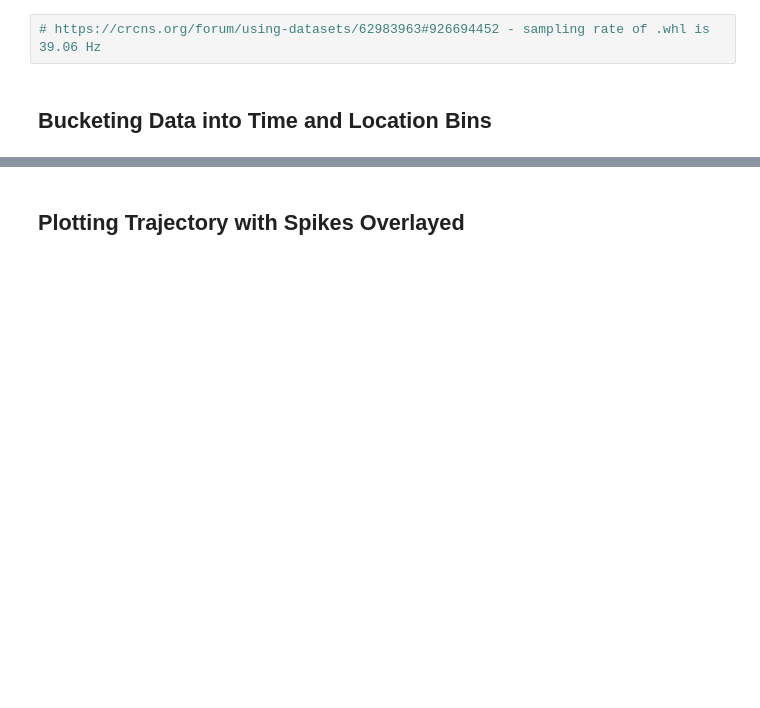
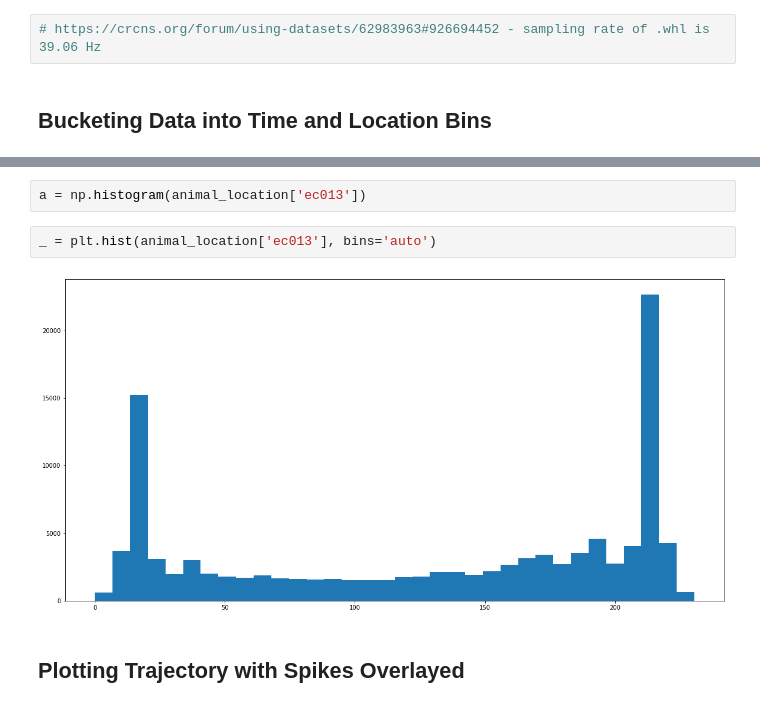
Before and after one commit to kushagrasharma/place-cell-reconstruction, a Jupyter notebook: Bayesian Reconstruction.ipynb, the cells around one changed output, grey strips where cells are left out. Cells and saved outputs as stored; diff of their text form; blank space fills up the shorter version.

```diff
--- a/Bayesian Reconstruction.ipynb
+++ b/Bayesian Reconstruction.ipynb
@@ -214,3 +223,9 @@ for time, length, directory in product(times, lengths, dirs):
+# %%
+a = np.histogram(animal_location['ec013'])
+# %%
+_ = plt.hist(animal_location['ec013'], bins='auto')
+# %% [output]
+[figure, added]
 # %% [markdown]
 ## Plotting Trajectory with Spikes Overlayed
 # %%
```
Also changed, not shown: parts of 18 cells of this notebook, 6 other files.
